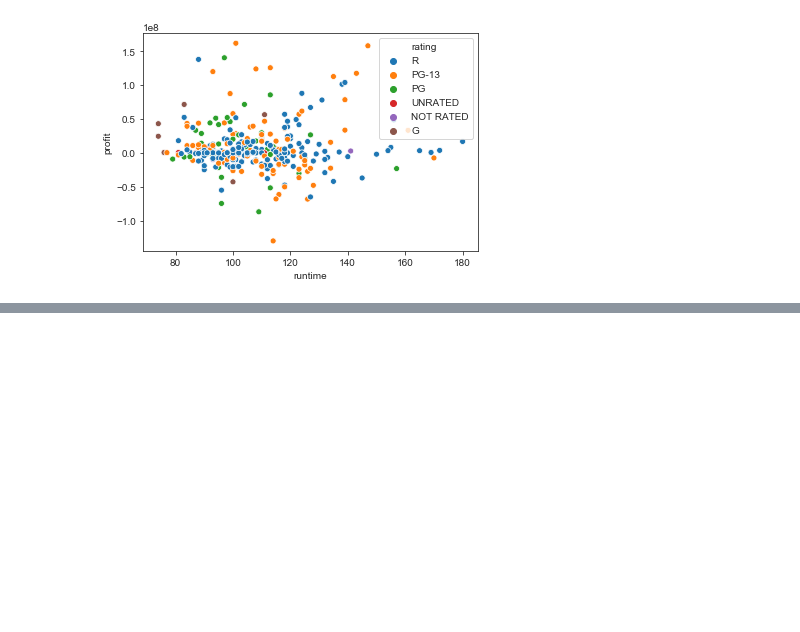
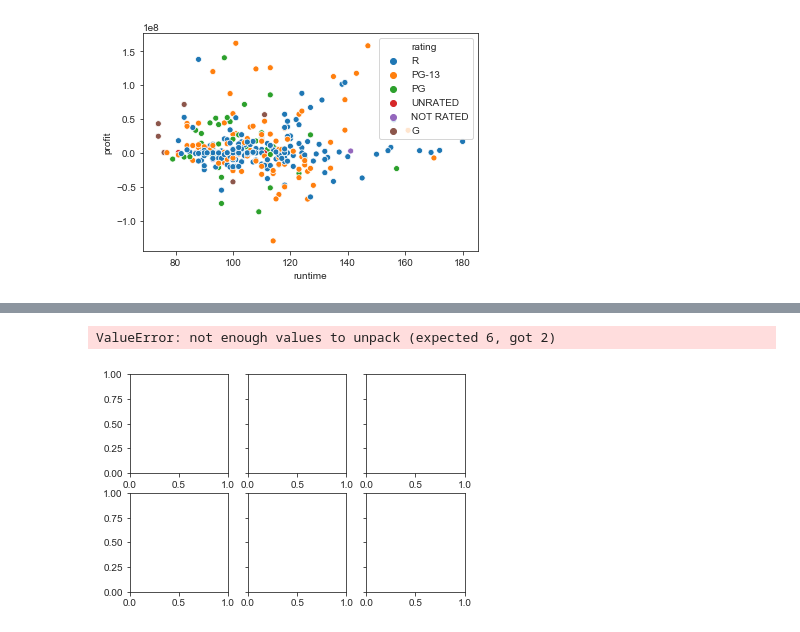
Before and after one commit to mrozenva/dsc-phase-1-project-campus, a Jupyter notebook: data_inspection.ipynb, the cells around one changed output, grey strips where cells are left out. Cells and saved outputs as stored; diff of their text form; code cells hidden in the pictures; blank space fills up the shorter version.

Commit message:
subplot trial and error

```diff
--- a/data_inspection.ipynb
+++ b/data_inspection.ipynb
@@ -378,5 +379,7 @@ def create_ratings_subplots_from_dfs_list(dfs_list):
 # sns.regplot(x=idx, y=df['x'], ax=ax1)
 # sns.regplot(x=idx, y=df['y'], ax=ax2)
 # %%
-create_kaggle_ratings_dfs_for_subplots(kaggle_movies)[0].head(1)
+# create_kaggle_ratings_dfs_for_subplots(kaggle_movies)[0].head(1)
+dfs_list = create_kaggle_ratings_dfs_for_subplots(kaggle_movies)
+create_ratings_subplots_from_dfs_list(dfs_list)
 # %% [output]
@@ -389,3 +391,11 @@ kaggle_movies[kaggle_movies['rating'] == ratings_list[0]].head(1)
 # %% [output]
 |  | budget | company | country | director | genre | gross | name | rating | released | runtime | score | ... |
 | 0 | 8000000.0 | Columbia Pictures Corporation | USA | Rob Reiner | Adventure | 52287414.0 | Stand by Me | R | 1986-08-22 | 89 | 8.1 | ... |
+# %%
+fig, (ax1, ax2, ax3) = plt.subplots(ncols=3, nrows = 2, sharey=True)
+sns.regplot(x=dfs_list[0]['runtime'], y=dfs_list[0]['profit'], ax=ax1)
+sns.regplot(x=dfs_list[1]['runtime'], y=dfs_list[1]['profit'], ax=ax2)
+sns.regplot(x=dfs_list[2]['runtime'], y=dfs_list[2]['profit'], ax=ax3)
+# %% [output]
+ValueError: not enough values to unpack (expected 6, got 2)
+[figure, added]
```
Also changed, not shown: parts of 2 cells of this notebook.
